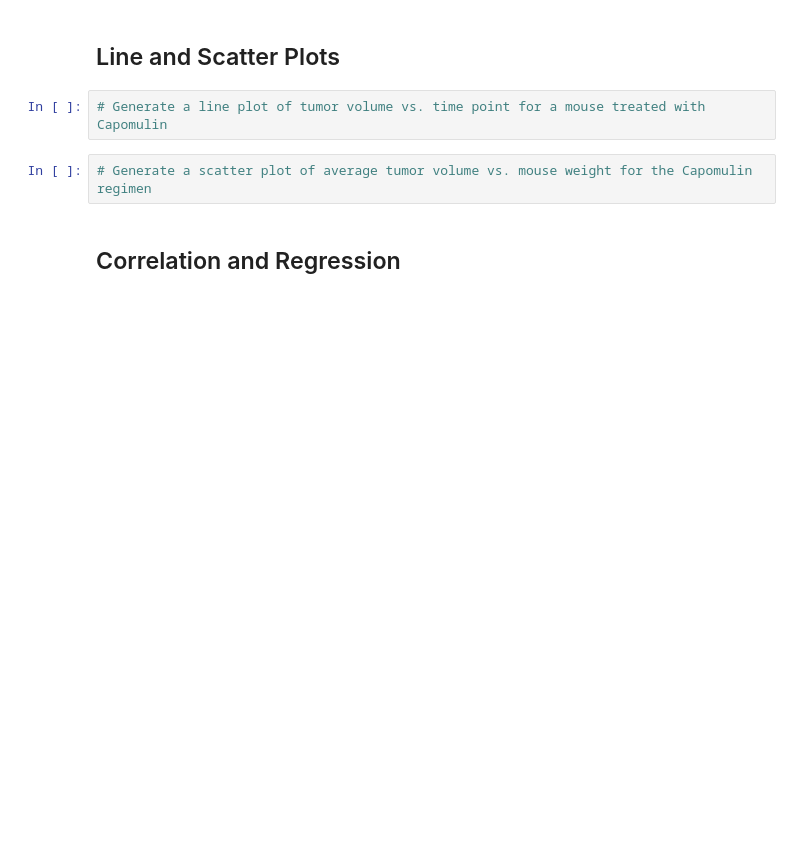
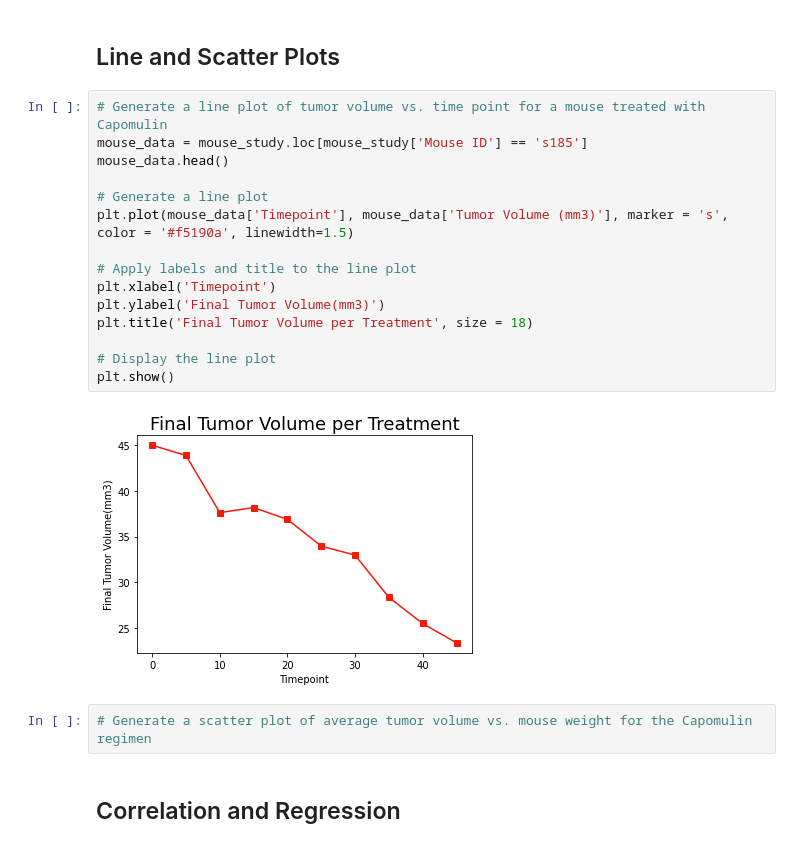
Before and after one commit to mtamrakar656/pymaceuticals, a Jupyter notebook: pymaceuticals.ipynb, the cells around one changed output. Drawn from its saved outputs; the diff is of its cells as text; blank space fills up the shorter version.

```diff
--- a/pymaceuticals.ipynb
+++ b/pymaceuticals.ipynb
@@ -291,7 +308,22 @@ Number of outliers for Ceftamin: 0
 # %% [markdown]
 ## Line and Scatter Plots
-# %%
-# Generate a line plot of tumor volume vs. time point for a mouse treated with Capomulin
+# %%
+# Generate a line plot of tumor volume vs. time point for a mouse treated with Capomulin
+mouse_data = mouse_study.loc[mouse_study['Mouse ID'] == 's185']
+mouse_data.head()
+
+# Generate a line plot
+plt.plot(mouse_data['Timepoint'], mouse_data['Tumor Volume (mm3)'], marker = 's', color = '#f5190a', linewidth=1.5)
+
+# Apply labels and title to the line plot
+plt.xlabel('Timepoint')
+plt.ylabel('Final Tumor Volume(mm3)')
+plt.title('Final Tumor Volume per Treatment', size = 18)
+
+# Display the line plot
+plt.show()
+# %% [output]
+[figure, added]
 # %%
 # Generate a scatter plot of average tumor volume vs. mouse weight for the Capomulin regimen
 # %% [markdown]
```
Also changed, not shown: parts of 3 cells of this notebook.
